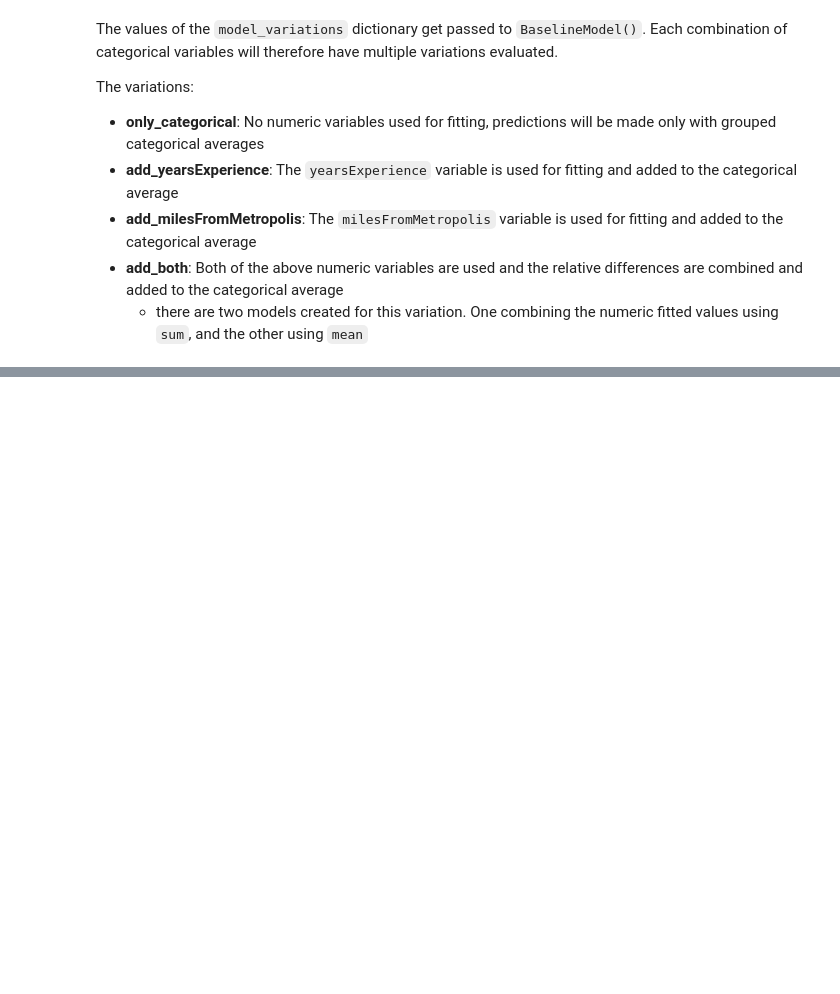
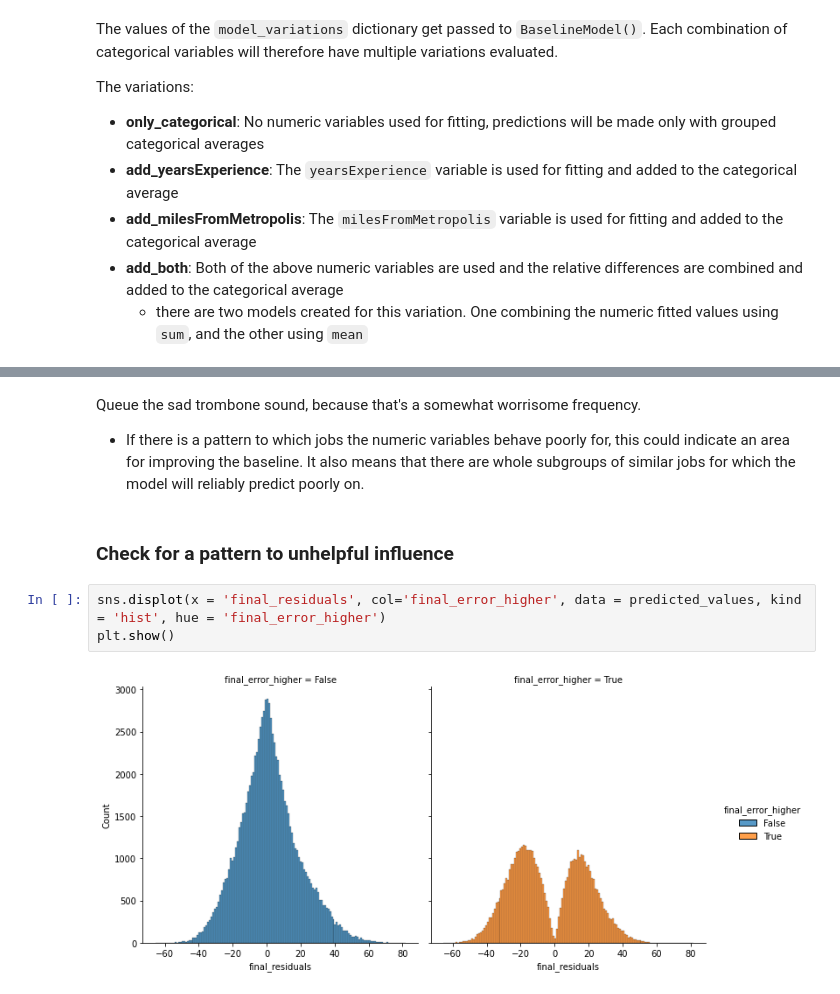
Before and after one commit to scottwiles/salary_prediction, a Jupyter notebook: notebooks/salary_prediction_baseline_model.ipynb, the cells around one changed output, grey strips where cells are left out. Cells and saved outputs as stored; diff of their text form; blank space fills up the shorter version.

```diff
--- a/notebooks/salary_prediction_baseline_model.ipynb
+++ b/notebooks/salary_prediction_baseline_model.ipynb
@@ -210,0 +330,10 @@ best_model.best_model.variables_for_fitting
+# %% [markdown]
+Queue the sad trombone sound, because that's a somewhat worrisome frequency.
+- If there is a pattern to which jobs the numeric variables behave poorly for, this could indicate an area for improving the baseline. It also means that there are whole subgroups of similar jobs for which the model will reliably predict poorly on.
+# %% [markdown]
+### Check for a pattern to unhelpful influence
+# %%
+sns.displot(x = 'final_residuals', col='final_error_higher', data = predicted_values, kind = 'hist', hue = 'final_error_higher')
+plt.show()
+# %% [output]
+[figure, added]
```
Also changed, not shown: parts of 33 cells of this notebook, 2 other files.
